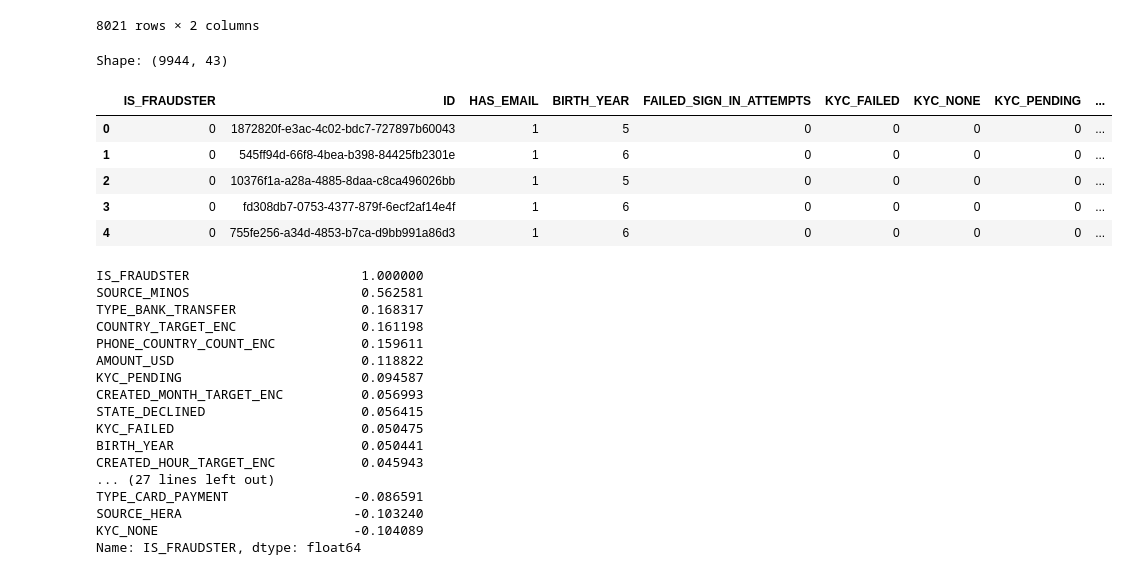
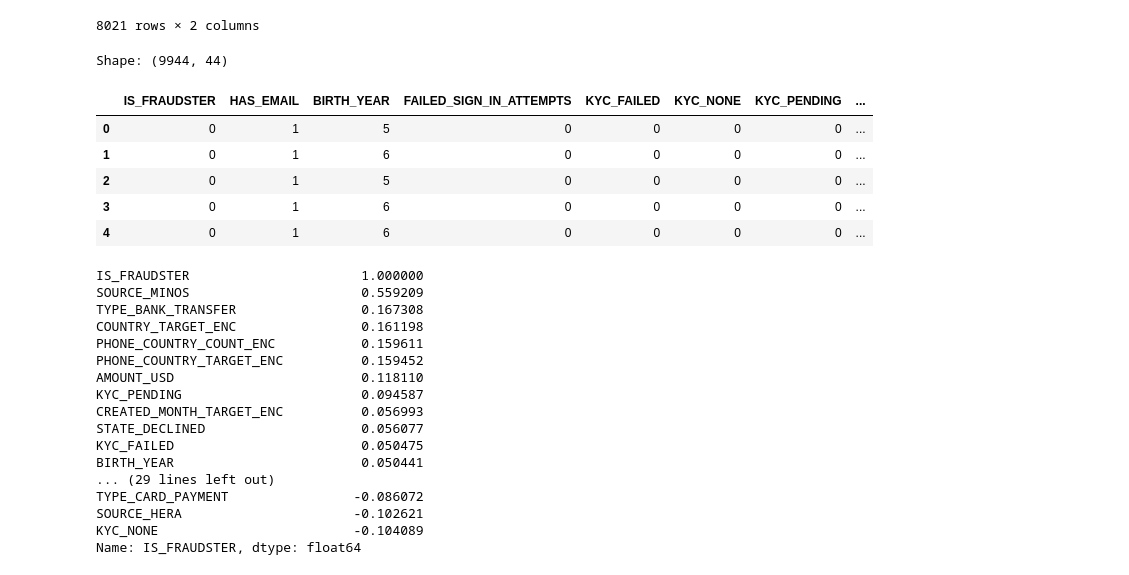
Before and after one commit to dasheffie/data-projects, a Jupyter notebook: revolut_fraudsters_detection.ipynb, the cells around one changed output. Saved outputs shown, nothing was run; the diff lists cells and outputs as text; code cells hidden in the pictures.

Commit message:
completed Revolut Fraudster Detection Data Project

```diff
--- a/revolut_fraudsters_detection.ipynb
+++ b/revolut_fraudsters_detection.ipynb
@@ -227,38 +239,41 @@ df_transactions_count_grouped
 # %%
 df_final = df_users.merge(df_transactions_grouped, left_on='ID', right_on='USER_ID', how='left', validate='one_to_one')
 df_final = df_final.merge(df_transactions_count_grouped, left_on='ID', right_on='USER_ID', how='left', validate='one_to_one').drop(columns=['USER_ID'])
 # drop 'STATE' due to data leakage
 df_final.drop(columns=['STATE'], inplace=True)
 # drop due to multicolinearity
-df_final.drop(columns=['PHONE_COUNTRY_TARGET_ENC', 'SOURCE_INTERNAL'], inplace=True)
+df_final.drop(columns=['ID'], inplace=True) # 'PHONE_COUNTRY_TARGET_ENC', 'SOURCE_INTERNAL',
+# fill the null values of each column
+df_final.fillna(df_final.mean(), inplace=True)
+df_final.head()
 print(f'Shape: {df_final.shape}')
 df_final.head()
 # %% [output]
-Shape: (9944, 43)
+Shape: (9944, 44)
-|  | IS_FRAUDSTER | ID | HAS_EMAIL | BIRTH_YEAR | FAILED_SIGN_IN_ATTEMPTS | KYC_FAILED | KYC_NONE | KYC_PENDING | ... |
-| 0 | 0 | 1872820f-e3ac-4c02-bdc7-727897b60043 | 1 | 5 | 0 | 0 | 0 | 0 | ... |
-| 1 | 0 | 545ff94d-66f8-4bea-b398-84425fb2301e | 1 | 6 | 0 | 0 | 0 | 0 | ... |
-| 2 | 0 | 10376f1a-a28a-4885-8daa-c8ca496026bb | 1 | 5 | 0 | 0 | 0 | 0 | ... |
-| 3 | 0 | fd308db7-0753-4377-879f-6ecf2af14e4f | 1 | 6 | 0 | 0 | 0 | 0 | ... |
-| 4 | 0 | 755fe256-a34d-4853-b7ca-d9bb991a86d3 | 1 | 6 | 0 | 0 | 0 | 0 | ... |
+|  | IS_FRAUDSTER | HAS_EMAIL | BIRTH_YEAR | FAILED_SIGN_IN_ATTEMPTS | KYC_FAILED | KYC_NONE | KYC_PENDING | ... |
+| 0 | 0 | 1 | 5 | 0 | 0 | 0 | 0 | ... |
+| 1 | 0 | 1 | 6 | 0 | 0 | 0 | 0 | ... |
+| 2 | 0 | 1 | 5 | 0 | 0 | 0 | 0 | ... |
+| 3 | 0 | 1 | 6 | 0 | 0 | 0 | 0 | ... |
+| 4 | 0 | 1 | 6 | 0 | 0 | 0 | 0 | ... |
 # %%
-# look for data leakage
-df_final.drop(columns=['ID']).corr()['IS_FRAUDSTER'].sort_values(ascending=False)
+# check for data leakage
+df_final.corr()['IS_FRAUDSTER'].sort_values(ascending=False)
 # %% [output]
 IS_FRAUDSTER                      1.000000
-SOURCE_MINOS                      0.562581
-TYPE_BANK_TRANSFER                0.168317
+SOURCE_MINOS                      0.559209
+TYPE_BANK_TRANSFER                0.167308
 COUNTRY_TARGET_ENC                0.161198
 PHONE_COUNTRY_COUNT_ENC           0.159611
-AMOUNT_USD                        0.118822
+PHONE_COUNTRY_TARGET_ENC          0.159452
+AMOUNT_USD                        0.118110
 KYC_PENDING                       0.094587
 CREATED_MONTH_TARGET_ENC          0.056993
-STATE_DECLINED                    0.056415
+STATE_DECLINED                    0.056077
 KYC_FAILED                        0.050475
 BIRTH_YEAR                        0.050441
-CREATED_HOUR_TARGET_ENC           0.045943
-... (27 lines left out)
-TYPE_CARD_PAYMENT                -0.086591
-SOURCE_HERA                      -0.103240
+... (29 lines left out)
+TYPE_CARD_PAYMENT                -0.086072
+SOURCE_HERA                      -0.102621
 KYC_NONE                         -0.104089
 Name: IS_FRAUDSTER, dtype: float64
```
Also changed, not shown: parts of 13 cells of this notebook.
